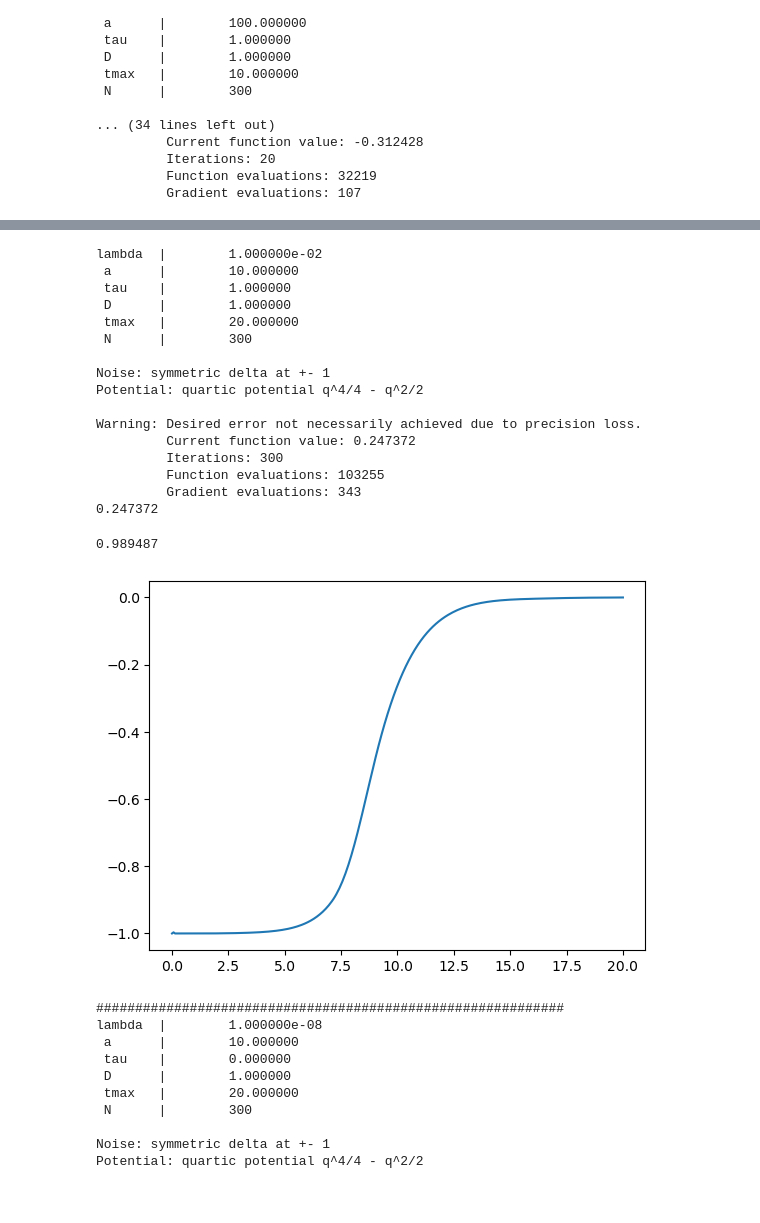
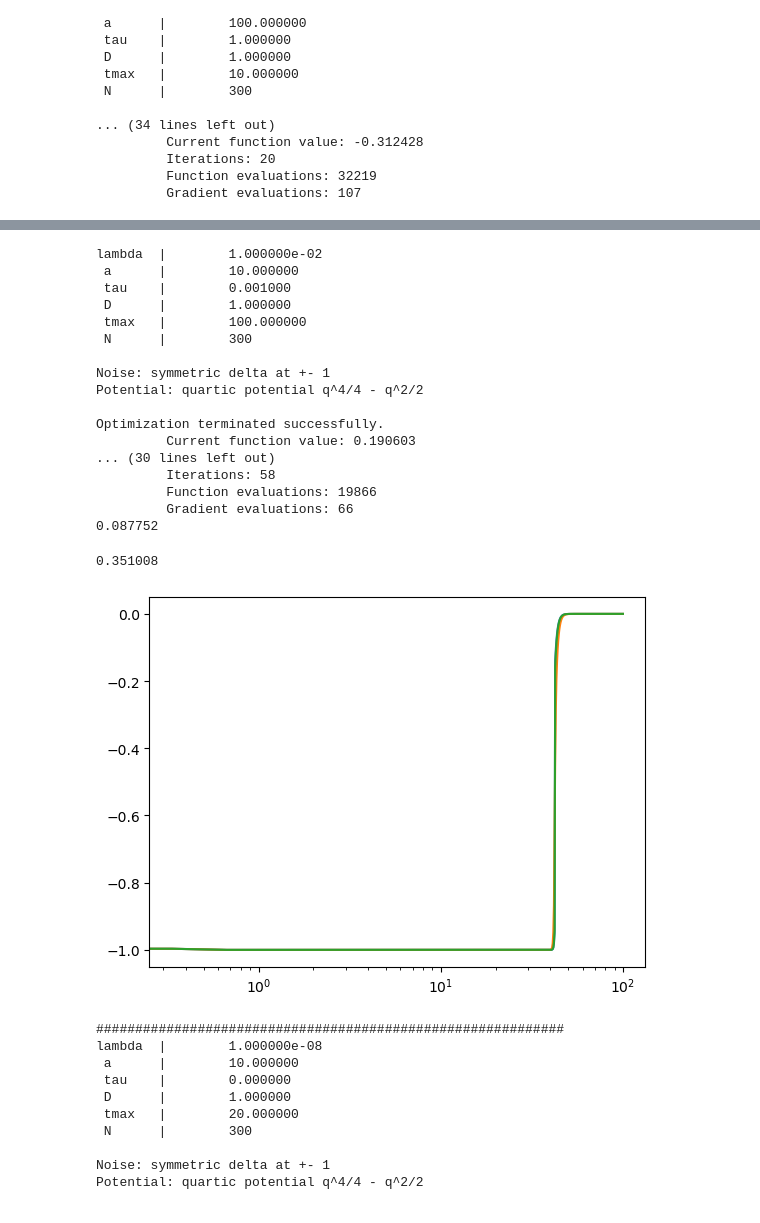
Before and after one commit to larstors/Internship, a Jupyter notebook: numerics/output.ipynb, the cells around one changed output, grey strips where cells are left out. Saved outputs shown, nothing was run; the diff lists cells and outputs as text; code cells hidden in the pictures.

```diff
--- a/numerics/output.ipynb
+++ b/numerics/output.ipynb
@@ -567,7 +567,8 @@ tau = 1e-3
 tau2 = 1e-2
 tau3 = 1e-1
 tau4 = 1e0
-tm = 10
+tau5 = 1e1
+tm = 100
 
 l = np.logspace(-8, 2, base=10, num=20, endpoint=True)
 alp = np.logspace(-2, 2, base=10, num=20,endpoint=True)
@@ -973,15 +1108,17 @@ N = 300
 tau = 1e-3
 tau2 = 1e-2
 tau3 = 1e-1
-tau4 = 1e0
-tm = 20
+tau4 = 1e1
+tm = 100
 
 l = np.logspace(-8, 2, base=10, num=20, endpoint=True)
 alp = np.logspace(-2, 2, base=10, num=20,endpoint=True)
 
 
-#Act, Inst = action_adj(tau=0.0, pot="m", noise="d", ini=-1, fin=0, N=N, tm=tm, maxiter=1500, a=0, lambd=0)
-Act3, Inst3 = action_adj_2(tau=tau4, pot="m", noise="d",ini=-1, fin=0, N=N, tm=tm, maxiter=1500, a=10, lambd=0.01)
+Act, Inst = action_adj_2(tau=tau, pot="m", noise="d", ini=-1, fin=0, N=N, tm=tm, maxiter=1500, a=10, lambd=0.01)
+Act3, Inst3 = action_adj_2(tau=tau, pot="m", noise="g",ini=-1, fin=0, N=N, tm=tm, maxiter=1500, a=10, lambd=0.01, b=0.8)
+Act2, Inst2 = action_adj_2(tau=tau, pot="m", noise="e",ini=-1, fin=0, N=N, tm=tm, maxiter=1500, a=10, lambd=0.01, b=0.8)
+
 print("%f" % Act3)
 #Act2, Inst2 = action_adj(tau=0.0, pot="m", noise="t",ini=-1, fin=0, N=N, tm=tm, maxiter=1500, a=0, lambd=0)
 #Act4, Inst4 = action_adj(tau=0.0, pot="m", noise="t",ini=-1, fin=0, N=N, tm=tm, maxiter=1500, a=a, lambd=l, b=1/2)
@@ -993,32 +1130,35 @@ print("%f" % Act3)
 # %% [output]
 lambda  |        1.000000e-02
  a      |        10.000000
- tau    |        1.000000
+ tau    |        0.001000
  D      |        1.000000
- tmax   |        20.000000
+ tmax   |        100.000000
  N      |        300
 
 Noise: symmetric delta at +- 1
 Potential: quartic potential q^4/4 - q^2/2
 
-Warning: Desired error not necessarily achieved due to precision loss.
-         Current function value: 0.247372
-         Iterations: 300
-         Function evaluations: 103255
-         Gradient evaluations: 343
-0.247372
+Optimization terminated successfully.
+         Current function value: 0.190603
+... (30 lines left out)
+         Iterations: 58
+         Function evaluations: 19866
+         Gradient evaluations: 66
+0.087752
 # %%
 y = Inst3
 # lambda_=l
 # D=1
 # karra = np.linspace(-10, 10, 200)
 # k2 = [karra[np.argmax([k*y[i] - D/2*k**2 - lambda_*(np.cosh(a*k)-1) for k in karra])] for i in range(0,len(y))]
 plt.plot(np.linspace(0, tm, N), y)
-
+plt.plot(np.linspace(0, tm, N), Inst)
+plt.plot(np.linspace(0, tm, N), Inst2)
+plt.xscale("log")
 print("%f" % (Act3/(2 * 0.25 / (1 + 10**2 * 0.01))))
 # %% [output]
-0.989487
+0.351008
-[figure, old version]
+[figure, new version]
 # %%
 import numpy as np
 import matplotlib.pyplot as plt
```
Also changed, not shown: parts of 6 cells of this notebook, 3 other files.
